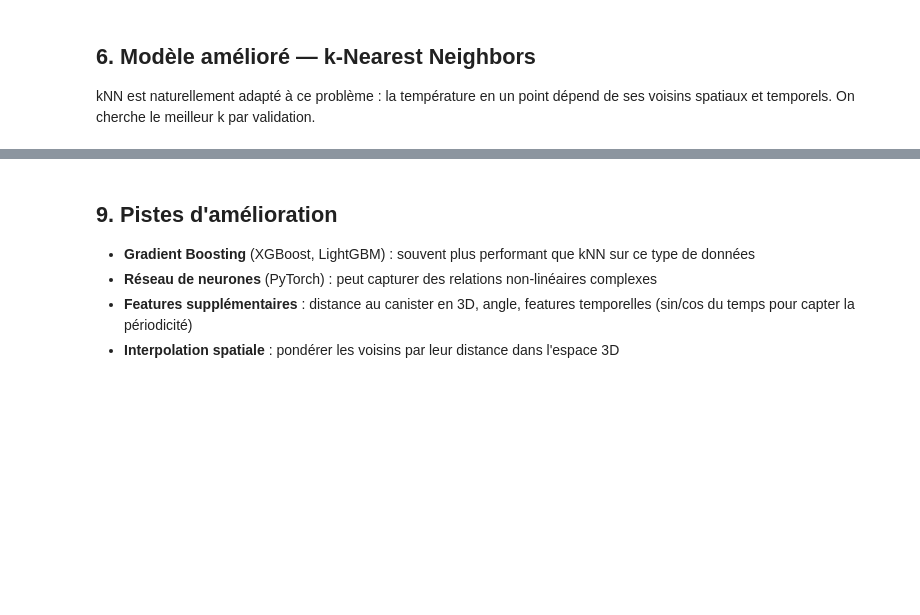
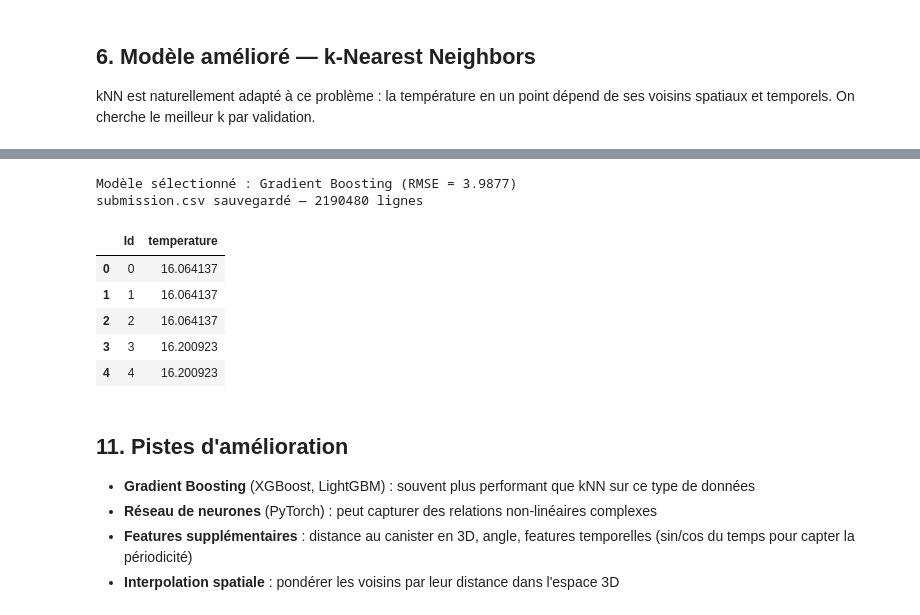
Before and after one commit to NourNaja-leb/IntroML-2026, a Jupyter notebook: ml_project/train.ipynb, the cells around one changed output, grey strips where cells are left out. Cells and saved outputs as stored; diff of their text form; code cells hidden in the pictures; blank space fills up the shorter version.

```diff
--- a/ml_project/train.ipynb
+++ b/ml_project/train.ipynb
@@ -226,29 +479,46 @@ On utilise le meilleur modèle pour prédire sur le test set.
 # %%
 # Choisir le meilleur modèle
-best_model = knn_final if rmse_knn < rmse_ridge else ridge
-print(f'Modèle sélectionné : {"kNN" if best_model is knn_final else "Ridge"}')
+best_rmse = min(rmse_ridge, rmse_knn, rmse_rf, rmse_gb)
 
-# Prédictions sur le test set
-y_pred = best_model.predict(X_test_s)
+if best_rmse == rmse_gb:
+    y_pred = gb.predict(X_test_s)
+    best_model_name = 'Gradient Boosting'
+elif best_rmse == rmse_rf:
+    y_pred = rf.predict(X_test_s)
+    best_model_name = 'Random Forest'
+elif best_rmse == rmse_knn:
+    y_pred = knn_final.predict(X_test_s)
+    best_model_name = f'kNN (k={best_k})'
+else:
+    y_pred = ridge.predict(X_test_s)
+    best_model_name = 'Ridge'
 
-# Créer le fichier de soumission
+print(f'Modèle sélectionné : {best_model_name} (RMSE = {best_rmse:.4f})')
+
 submission = pd.DataFrame({
     'Id': np.arange(len(test), dtype=int),
     'temperature': y_pred.astype(float)
 })
 
-# Vérifications obligatoires
 assert list(submission.columns) == ['Id', 'temperature']
 assert len(submission) == len(test)
-assert (submission['Id'].to_numpy() == np.arange(len(test))).all()
 assert np.isfinite(submission['temperature']).all()
 assert submission.isna().sum().sum() == 0
 
 submission.to_csv('submission.csv', index=False)
 print(f'submission.csv sauvegardé — {len(submission)} lignes')
 display(submission.head())
+# %% [output]
+Modèle sélectionné : Gradient Boosting (RMSE = 3.9877)
+submission.csv sauvegardé — 2190480 lignes
+|  | Id | temperature |
+| 0 | 0 | 16.064137 |
+| 1 | 1 | 16.064137 |
+| 2 | 2 | 16.064137 |
+| 3 | 3 | 16.200923 |
+| 4 | 4 | 16.200923 |
 # %% [markdown]
-## 9. Pistes d'amélioration
+## 11. Pistes d'amélioration
 
 - **Gradient Boosting** (XGBoost, LightGBM) : souvent plus performant que kNN sur ce type de données
 - **Réseau de neurones** (PyTorch) : peut capturer des relations non-linéaires complexes
```
Also changed, not shown: parts of 37 cells of this notebook, 5 other files.
